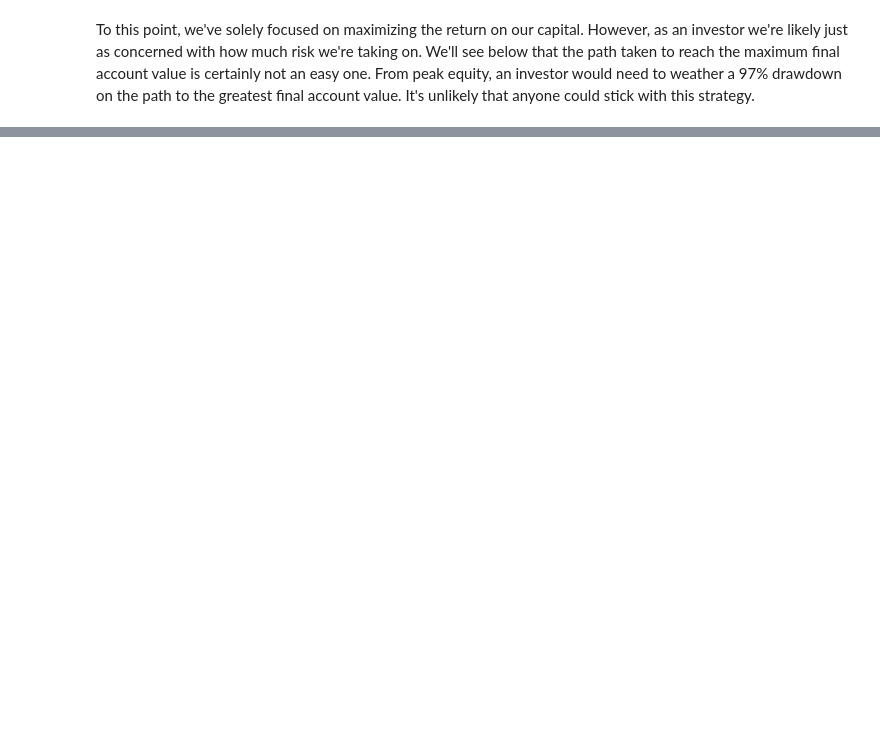
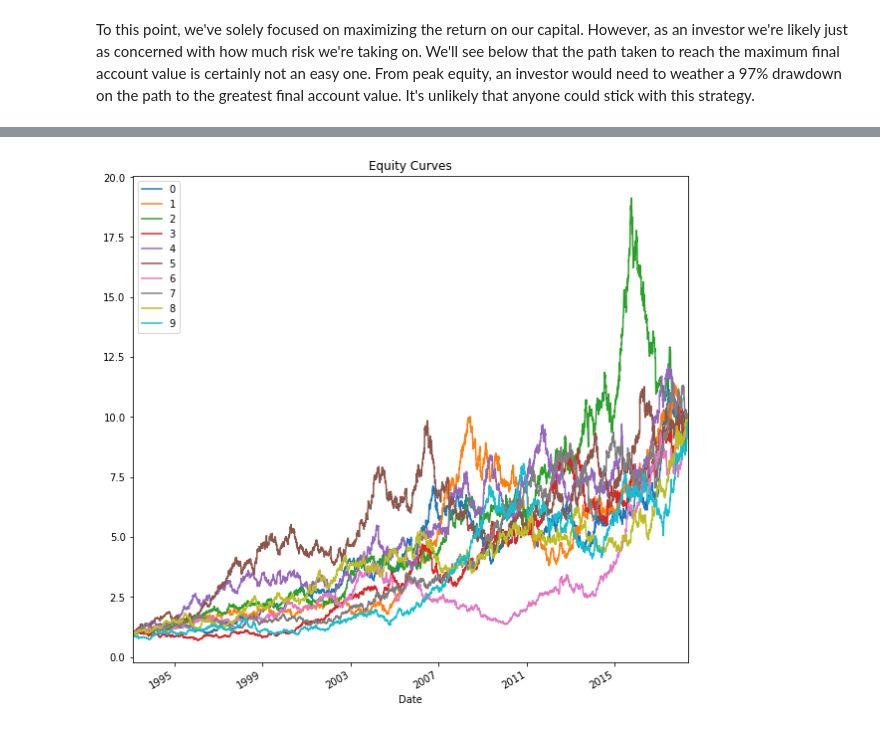
Before and after one commit to 11bblandin/quantfiction, a Jupyter notebook: position_sizing.ipynb, the cells around one changed output, grey strips where cells are left out. Saved outputs shown, nothing was run; the diff lists cells and outputs as text; code cells hidden in the pictures; blank space fills up the shorter version.

```diff
--- a/position_sizing.ipynb
+++ b/position_sizing.ipynb
@@ -358,0 +434,17 @@ def get_f_dd(returns):
+# %%
+def reordered_curves(returns, n_curves):
+    curves = pd.DataFrame(index=returns.index)
+    for i in range(n_curves):
+        reordered = np.random.permutation(returns)
+        curves[i] = equity_curve(reordered)
+    return curves
+
+spy_curves_10 = reordered_curves(spy_returns, 10)
+
+fig, ax = plt.subplots(1, 1, figsize=(10, 10))
+spy_curves_10.plot(ax=ax)
+ax.set_title('Equity Curves')
+plt.savefig('10 Equity Curves.png')
+plt.show()
+# %% [output]
+[figure, added]
```
Also changed, not shown: parts of 18 cells of this notebook.
